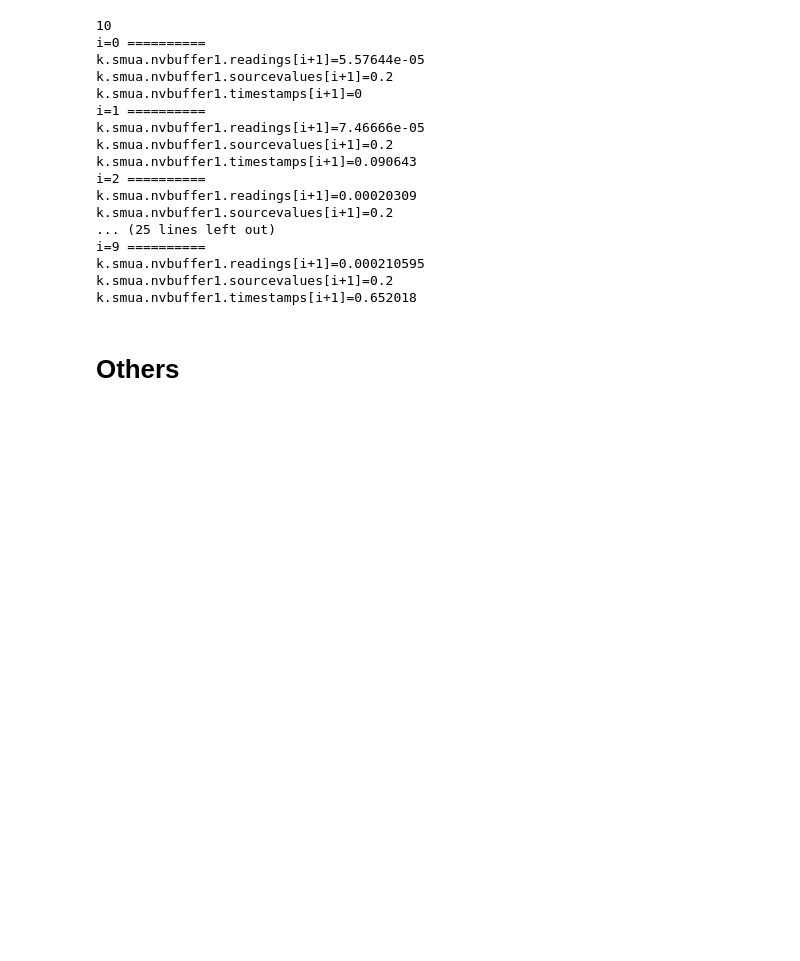
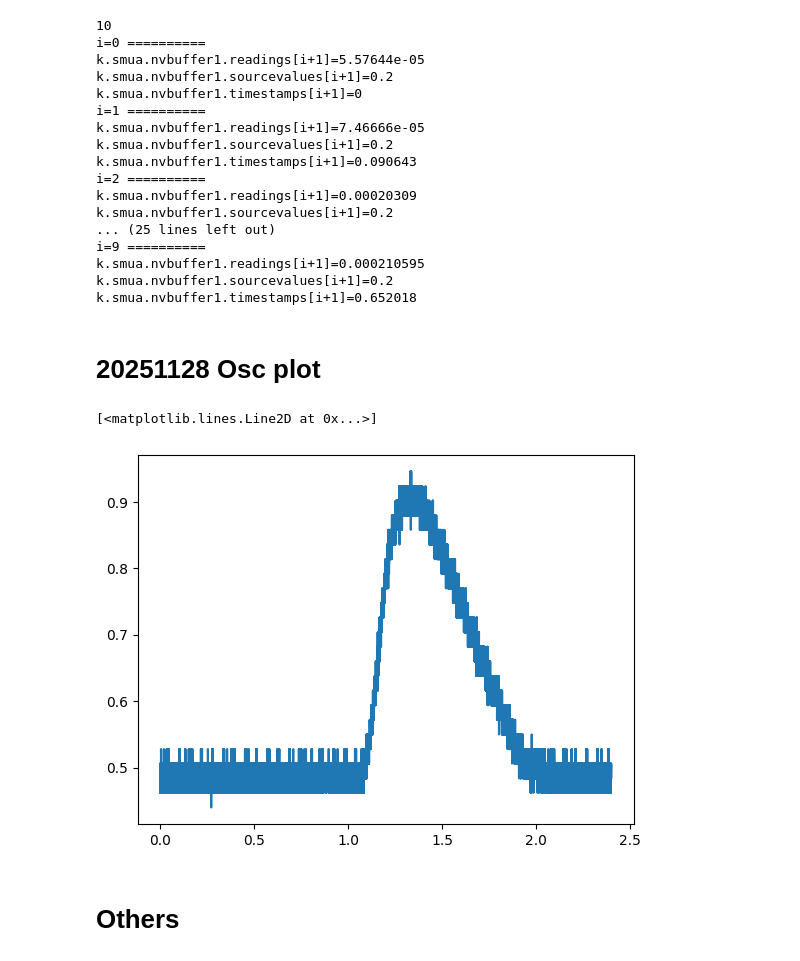
Before and after one commit to LaN-Tran/Code_for_experiments_at_Tue, a Jupyter notebook: codes/exp.ipynb, the cells around one changed output. Drawn from its saved outputs; the diff is of its cells as text; code cells hidden in the pictures; blank space fills up the shorter version.

Commit message:
modified:   codes/exp.ipynb modified:   codes/io_plot.py

```diff
--- a/codes/exp.ipynb
+++ b/codes/exp.ipynb
@@ -807,3 +820,5 @@ i=9 ==========
 k.smua.nvbuffer1.readings[i+1]=0.000210595
 k.smua.nvbuffer1.sourcevalues[i+1]=0.2
 k.smua.nvbuffer1.timestamps[i+1]=0.652018
+# %% [markdown]
+# 20251128 Osc plot
@@ -810,3 +829,12 @@ k.smua.nvbuffer1.timestamps[i+1]=0.652018
+# %%
+data = pd.read_csv("C:/Users/20245580/LabCode/Codes_For_Experiments/exp_data/20251126\\neuron_mem.csv")
+
+t = data['time']
+v = data['volts']
+plt.plot(t,v)
+# %% [output]
+[<matplotlib.lines.Line2D at 0x...>]
+[figure, added]
 # %% [markdown]
 # Others
 # %%
```
Also changed, not shown: parts of 12 cells of this notebook, 1 other file.
